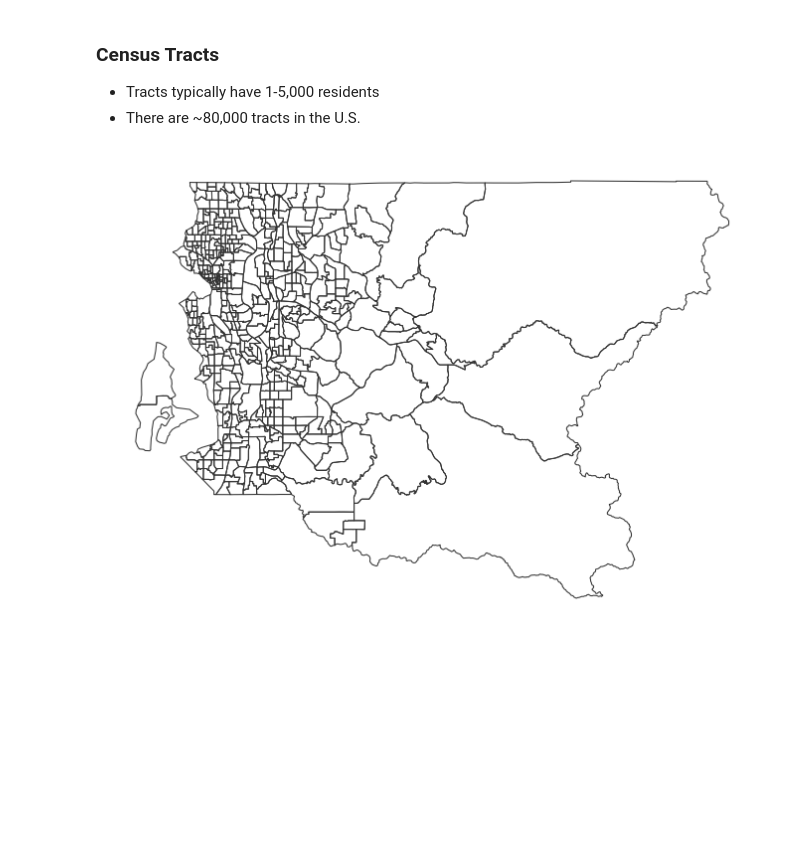
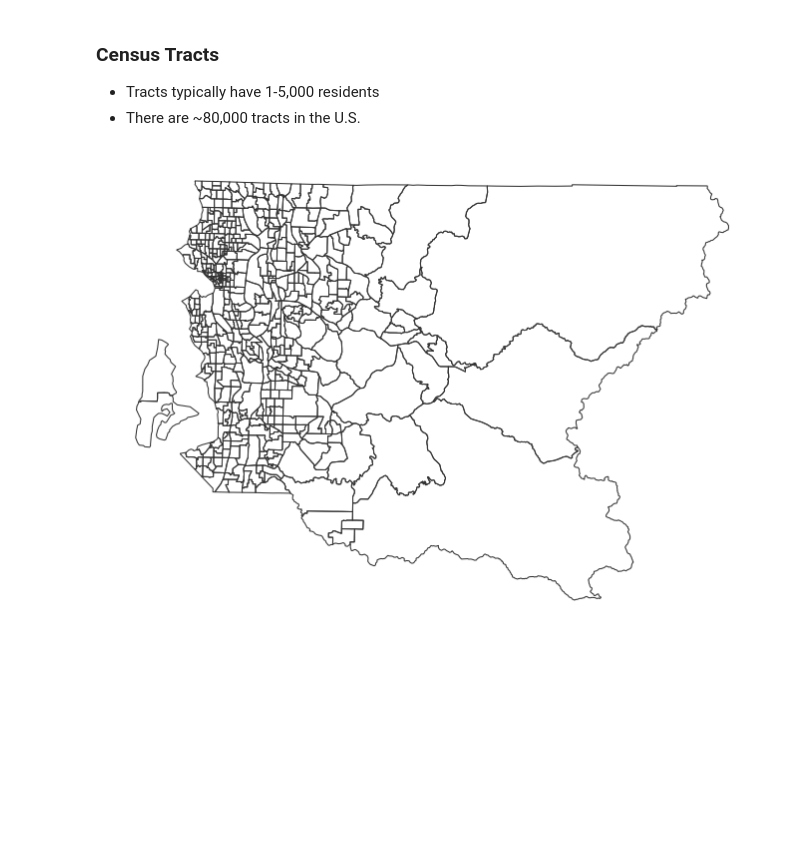
Before and after one commit to vengroff/censusdis-tutorial, a Jupyter notebook: Tutorial.ipynb, the cells around one changed output. Saved outputs shown, nothing was run; the diff lists cells and outputs as text; code cells hidden in the pictures.

```diff
--- a/Tutorial.ipynb
+++ b/Tutorial.ipynb
@@ -417,24 +456,30 @@ df_counties[df_counties['NAME'].str.startswith("King")]
 - Tracts typically have 1-5,000 residents
 - There are ~80,000 tracts in the U.S.
 # %%
-df_tracts = ced.download(
-    'acs/acs5',
-    2020,
-    ['NAME'],
+gdf_tracts = ced.download(
+    dataset='acs/acs5',
+    vintage=2020,
+    download_variables=['NAME'],
 
     # All the census tracts in King County
     state=states.WA,
     county="033",
     tract="*",
 
     with_geometry=True
 )
 
-ax = df_tracts.boundary.plot(linewidth=0.75, color='#333', figsize=(12, 6))
+ax = cem.plot_map(
+    gdf_tracts.boundary,
+    linewidth=0.75,
+    color='#333',
+    figsize=(12, 6),
+)
+
 ax.axis('off')
 None
 # %% [output]
-[figure, old version]
+[figure, new version]
 # %% [markdown]
 <br/><br/><br/><br/><br/><br/><br/><br/><br/>
 # %% [markdown]
```
Also changed, not shown: parts of 55 cells of this notebook, 1 other file.
